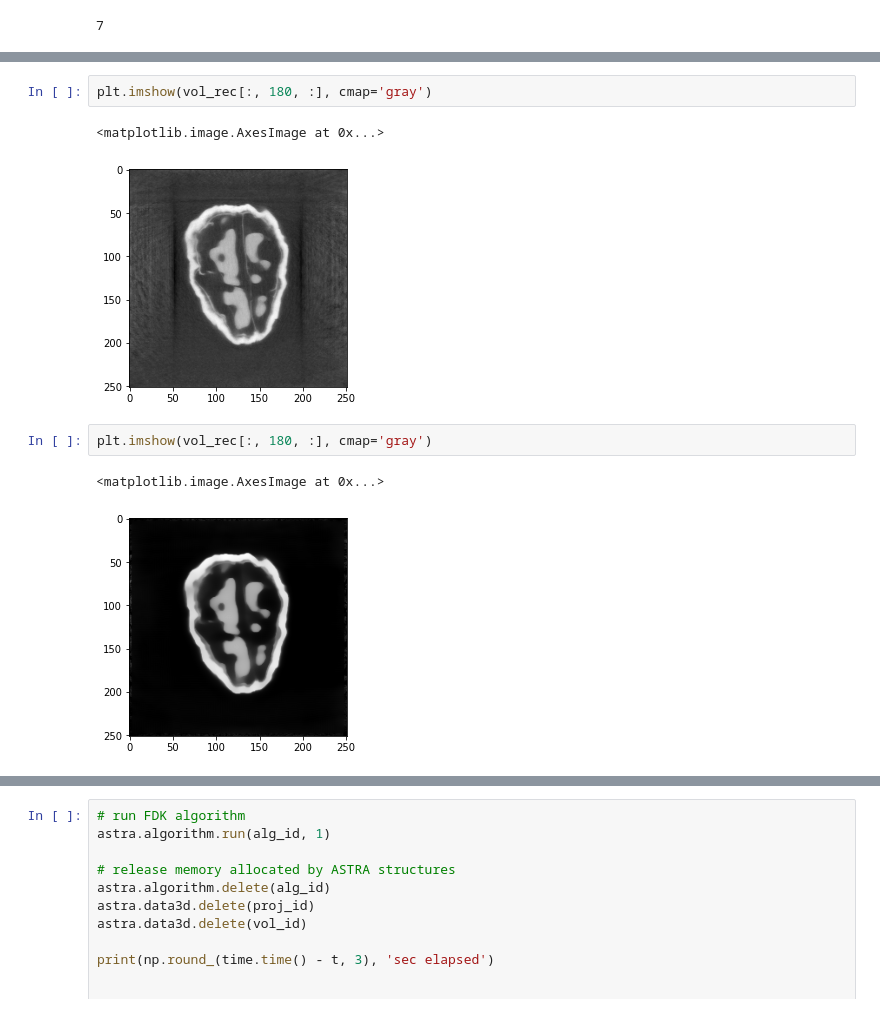
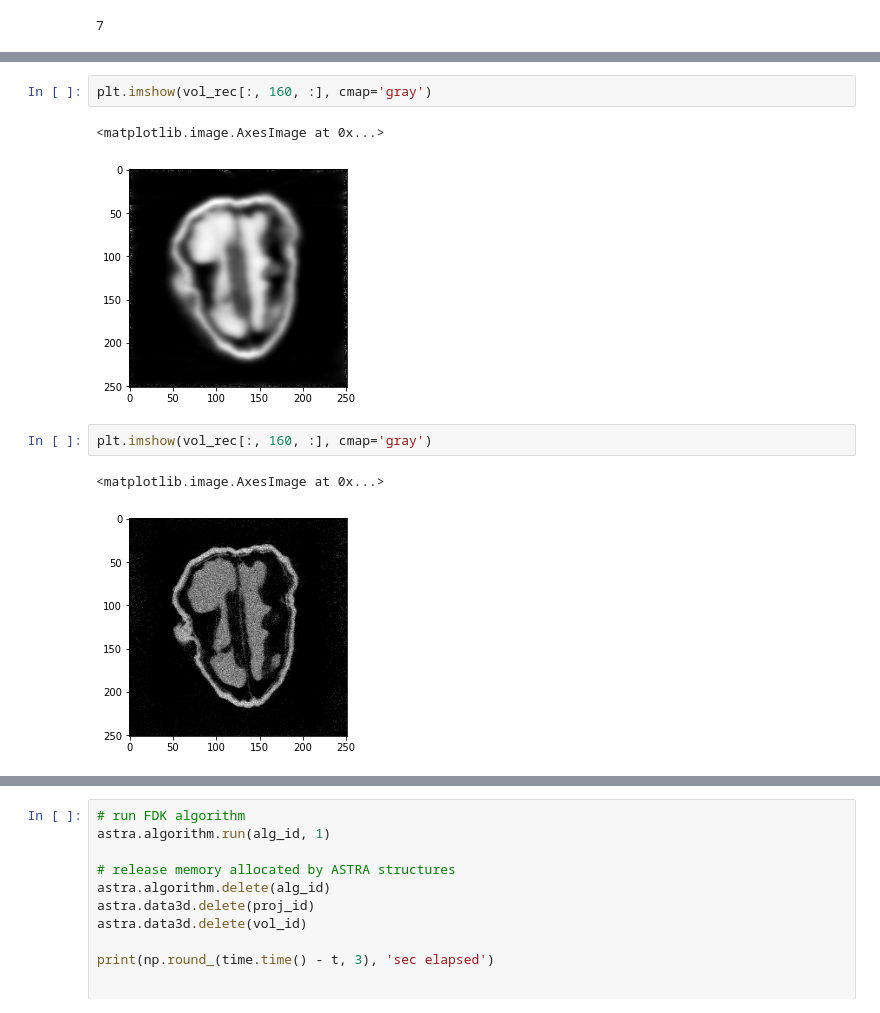
Before and after one commit to PranjalSahu/WalnutReconstructionCodes, a Jupyter notebook: test1.ipynb, the cells around one changed output, grey strips where cells are left out. Saved outputs shown, nothing was run; the diff lists cells and outputs as text.

```diff
--- a/test1.ipynb
+++ b/test1.ipynb
@@ -382,10 +573,10 @@ p =  np.reshape(r, [972, 360, 768])
 # %%
-plt.imshow(vol_rec[:, 180, :], cmap='gray')
+plt.imshow(vol_rec[:, 160, :], cmap='gray')
 # %% [output]
 <matplotlib.image.AxesImage at 0x...>
-[figure, old version]
+[figure, new version]
 # %%
-plt.imshow(vol_rec[:, 180, :], cmap='gray')
+plt.imshow(vol_rec[:, 160, :], cmap='gray')
 # %% [output]
 <matplotlib.image.AxesImage at 0x...>
-[figure, old version]
+[figure, new version]
```
Also changed, not shown: parts of 17 cells of this notebook.
